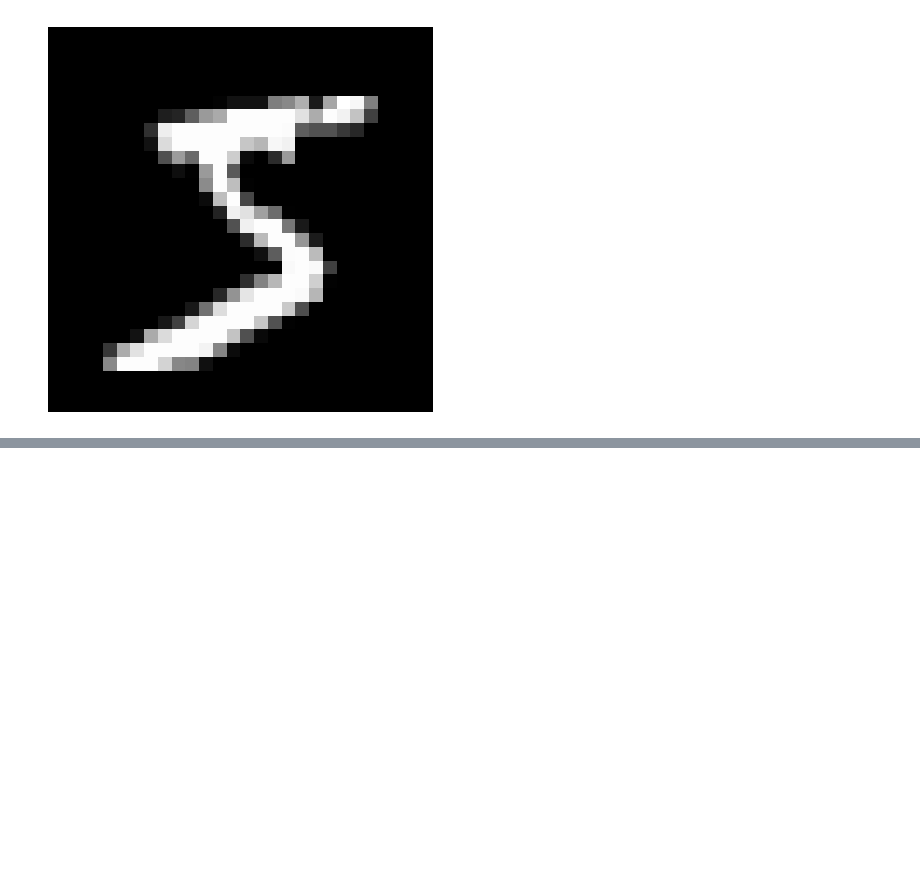
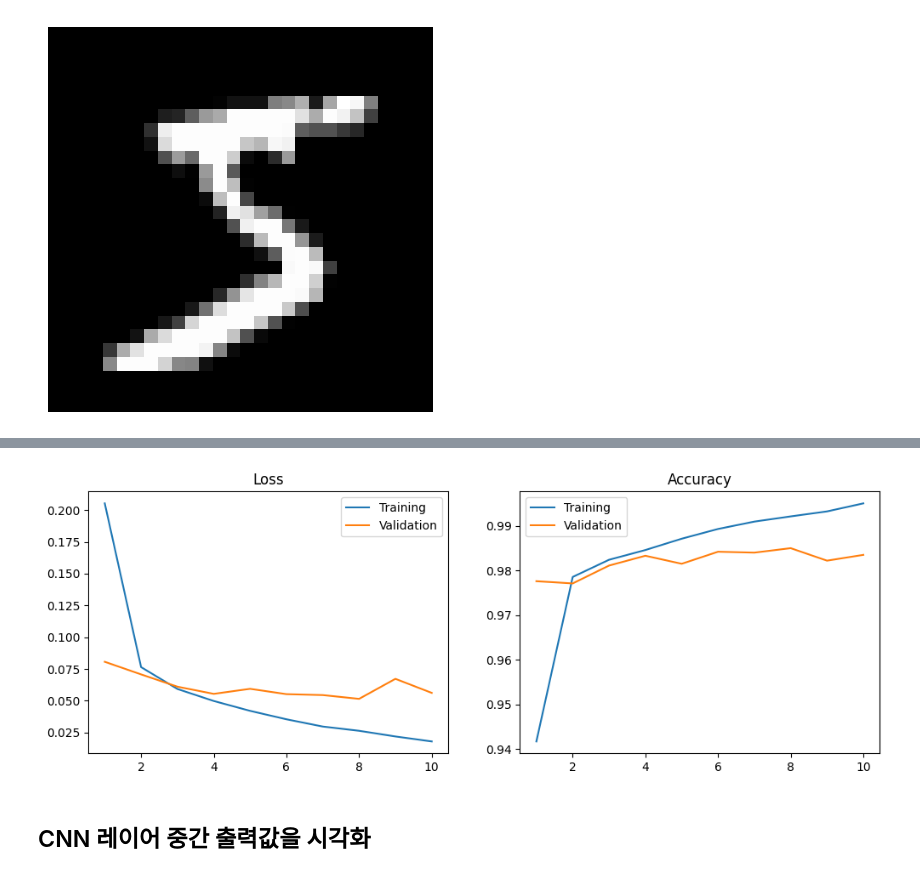
Before and after one commit to Yongwan-Kim/tensorflow-basic, a Jupyter notebook: part04/4.1_mnist_cnn.ipynb, the cells around one changed output, grey strips where cells are left out. Saved outputs shown, nothing was run; the diff lists cells and outputs as text; code cells hidden in the pictures; blank space fills up the shorter version.

```diff
--- a/part04/4.1_mnist_cnn.ipynb
+++ b/part04/4.1_mnist_cnn.ipynb
@@ -78,0 +108,20 @@ plot_image(x_train, 0)
+# %%
+# Sequential API를 사용하여 샘플 모델 생성
+model = tf.keras.Sequential([
+    # Convolution 적용 (32 filters)
+    tf.keras.layers.Conv2D(32, (3, 3), activation='relu',
+                           input_shape=(28, 28, 1), name='conv'),
+    # Max Pooling 적용
+    tf.keras.layers.MaxPooling2D((2, 2), name='pool'),
+    # Classifier 출력층
+    tf.keras.layers.Flatten(),
+    tf.keras.layers.Dense(10, activation='softmax'),
+])
+# %%
+# 모델 컴파일
+model.compile(optimizer='adam', loss='sparse_categorical_crossentropy', metrics=['accuracy'])
+
+# 모델 훈련
+history = model.fit(x_train_in, y_train,
+                    validation_data=(x_valid_in, y_valid),
+                    epochs=10)
@@ -78,0 +154,25 @@ plot_image(x_train, 0)
+# %%
+def plot_loss_acc(history, epoch):
+
+    loss, val_loss = history.history['loss'], history.history['val_loss']
+    acc, val_acc = history.history['accuracy'], history.history['val_accuracy']
+
+    fig, axes = plt.subplots(1, 2, figsize=(12, 4))
+
+    axes[0].plot(range(1, epoch + 1), loss, label='Training')
+    axes[0].plot(range(1, epoch + 1), val_loss, label='Validation')
+    axes[0].legend(loc='best')
+    axes[0].set_title('Loss')
+
+    axes[1].plot(range(1, epoch + 1), acc, label='Training')
+    axes[1].plot(range(1, epoch + 1), val_acc, label='Validation')
+    axes[1].legend(loc='best')
+    axes[1].set_title('Accuracy')
+
+    plt.show()
+
+plot_loss_acc(history, 10)
+# %% [output]
+[figure, added]
+# %% [markdown]
+## CNN 레이어 중간 출력값을 시각화
```
Also changed, not shown: parts of 7 cells of this notebook, 26 other files.
